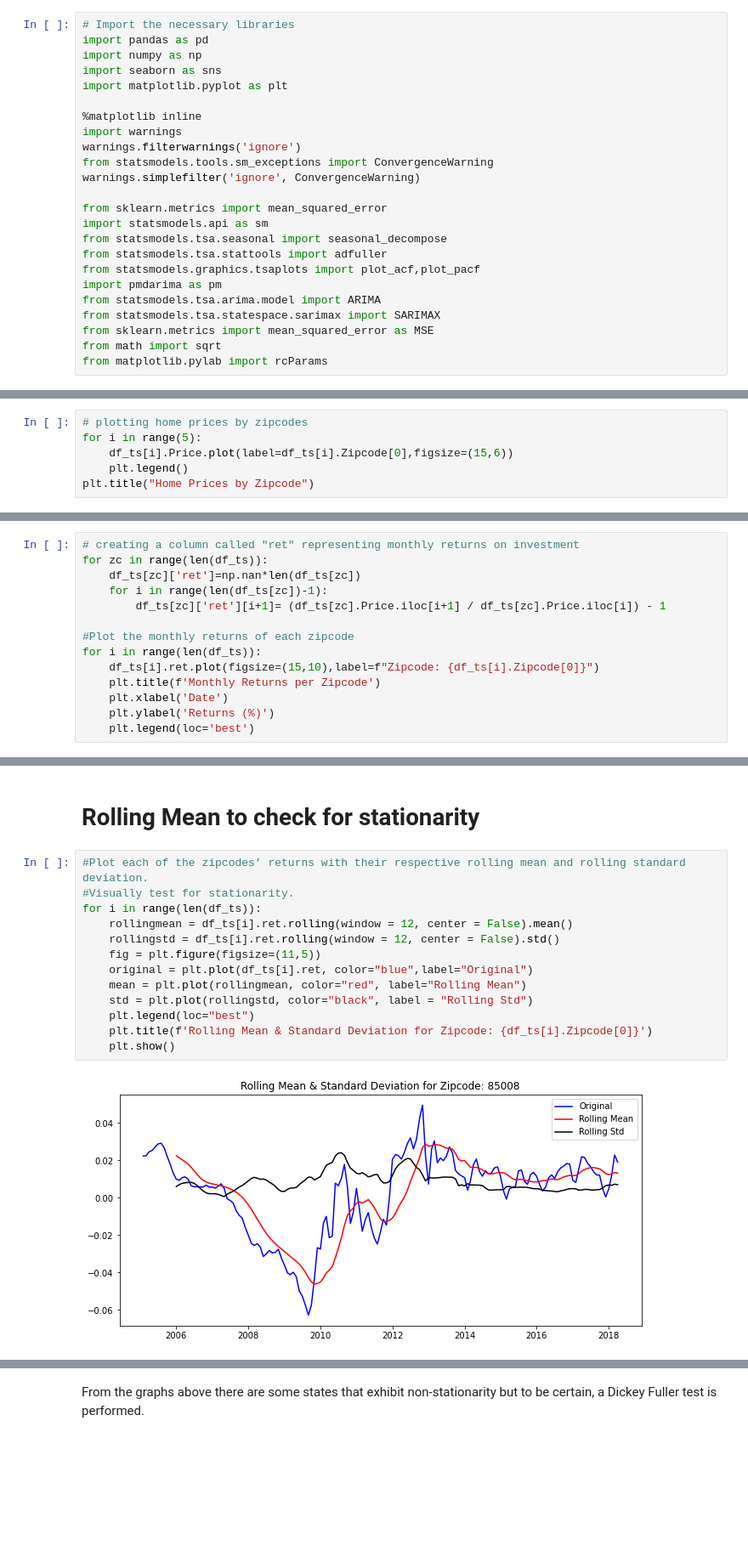
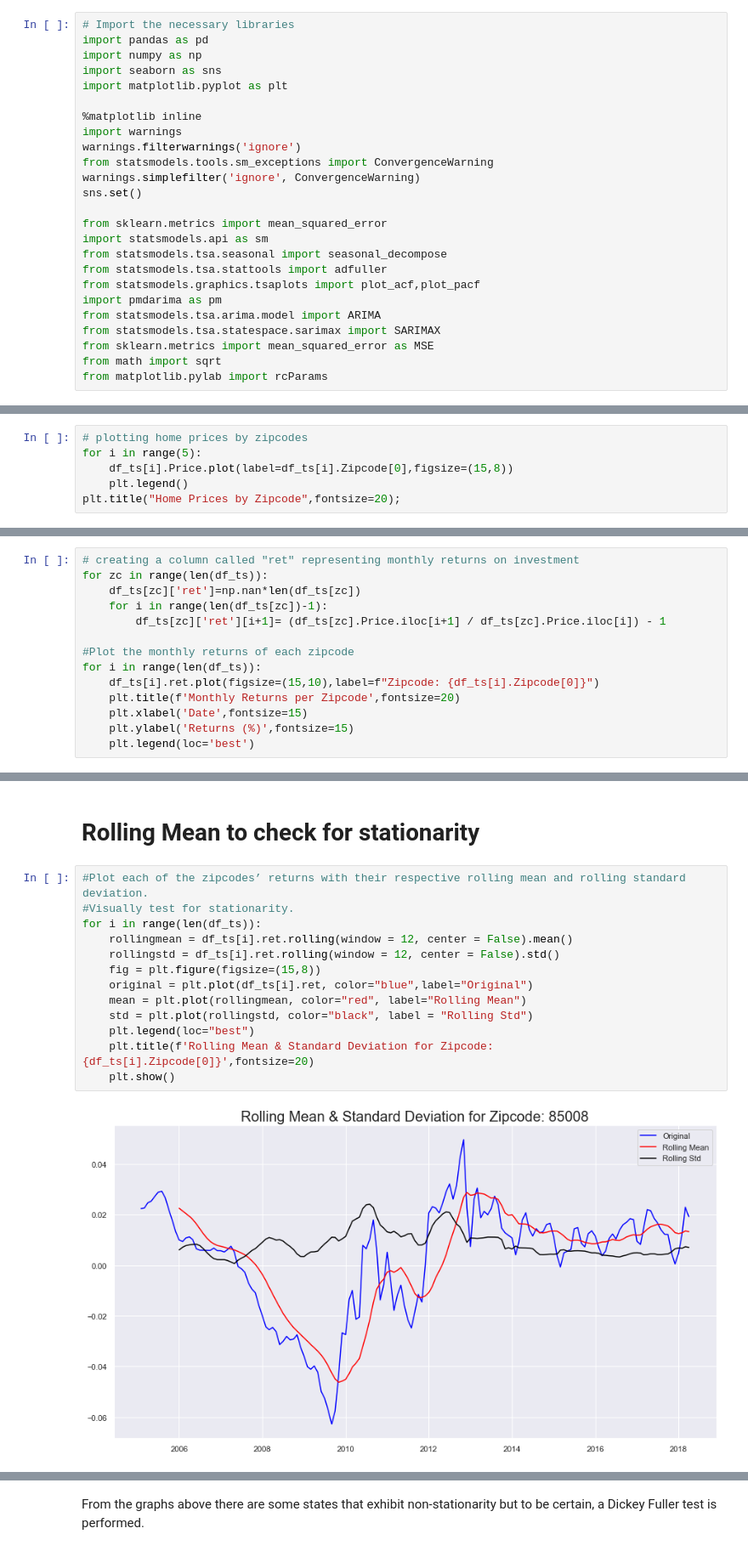
Before and after one commit to nkevin90/Time-Series-on-the-Housing-Data-Zillow-Research, a Jupyter notebook: index.ipynb, the cells around one changed output, grey strips where cells are left out. Shown at 85% size. Cells and saved outputs as stored; diff of their text form; blank space fills up the shorter version.

```diff
--- a/index.ipynb
+++ b/index.ipynb
@@ -66,6 +66,7 @@ import warnings
 warnings.filterwarnings('ignore')
 from statsmodels.tools.sm_exceptions import ConvergenceWarning
 warnings.simplefilter('ignore', ConvergenceWarning)
+sns.set()
 
 from sklearn.metrics import mean_squared_error
 import statsmodels.api as sm
@@ -558,7 +552,7 @@ Zipcode 48894 time series:
 # %%
 # plotting home prices by zipcodes
 for i in range(5):
-    df_ts[i].Price.plot(label=df_ts[i].Zipcode[0],figsize=(15,6))
+    df_ts[i].Price.plot(label=df_ts[i].Zipcode[0],figsize=(15,8))
     plt.legend()
-plt.title("Home Prices by Zipcode")
+plt.title("Home Prices by Zipcode",fontsize=20);
 # %% [output]
@@ -578,8 +571,8 @@ for zc in range(len(df_ts)):
 #Plot the monthly returns of each zipcode
 for i in range(len(df_ts)):
     df_ts[i].ret.plot(figsize=(15,10),label=f"Zipcode: {df_ts[i].Zipcode[0]}")
-    plt.title(f'Monthly Returns per Zipcode')
-    plt.xlabel('Date')
-    plt.ylabel('Returns (%)')
+    plt.title(f'Monthly Returns per Zipcode',fontsize=20)
+    plt.xlabel('Date',fontsize=15)
+    plt.ylabel('Returns (%)',fontsize=15)
     plt.legend(loc='best')
 # %% [output]
@@ -591,15 +584,15 @@ It can be observed that there is no clear trend which could indicate stationarit
 # %%
 #Plot each of the zipcodes’ returns with their respective rolling mean and rolling standard deviation.
 #Visually test for stationarity.
 for i in range(len(df_ts)):
     rollingmean = df_ts[i].ret.rolling(window = 12, center = False).mean()
     rollingstd = df_ts[i].ret.rolling(window = 12, center = False).std()
-    fig = plt.figure(figsize=(11,5))
+    fig = plt.figure(figsize=(15,8))
     original = plt.plot(df_ts[i].ret, color="blue",label="Original")
     mean = plt.plot(rollingmean, color="red", label="Rolling Mean")
     std = plt.plot(rollingstd, color="black", label = "Rolling Std")
     plt.legend(loc="best")
-    plt.title(f'Rolling Mean & Standard Deviation for Zipcode: {df_ts[i].Zipcode[0]}')
+    plt.title(f'Rolling Mean & Standard Deviation for Zipcode: {df_ts[i].Zipcode[0]}',fontsize=20)
     plt.show()
 # %% [output]
-[figure, old version]
+[figure, new version]
```
Also changed, not shown: parts of 44 cells of this notebook.
